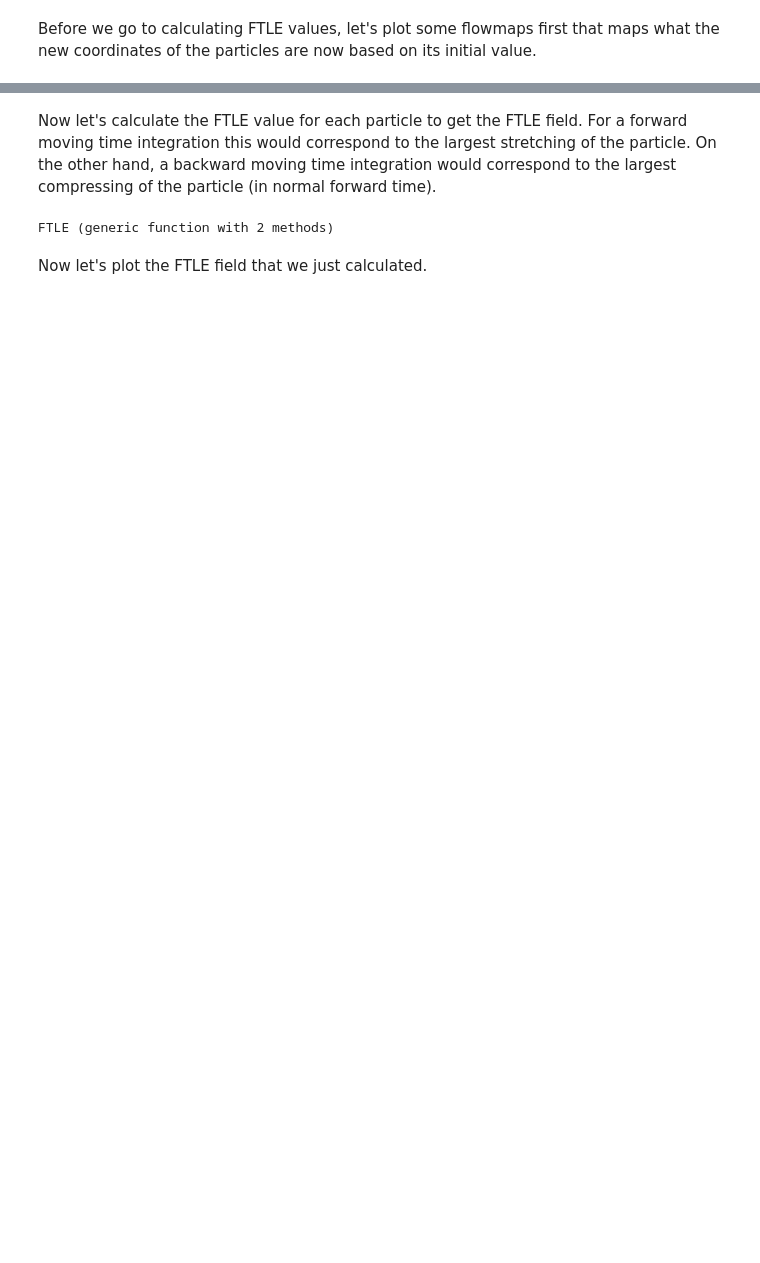
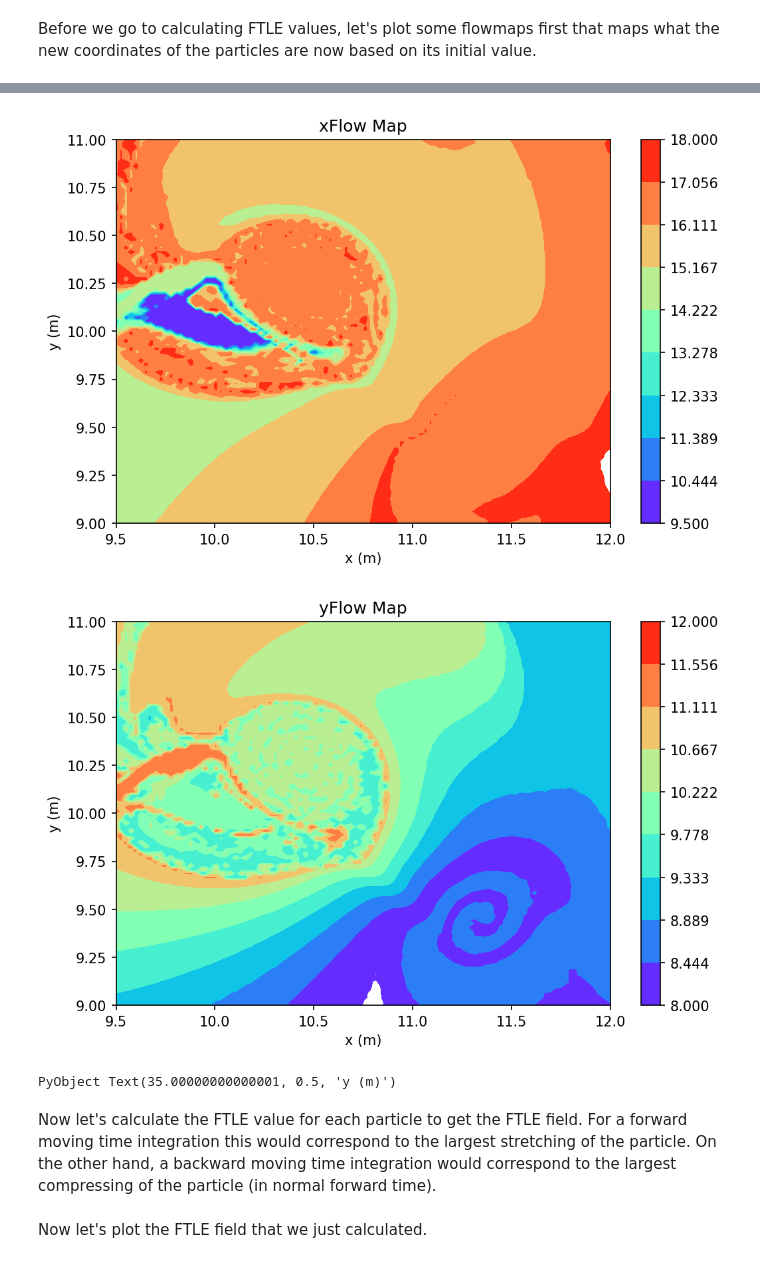
Before and after one commit to jjserdo/FTLE_JJ, a Jupyter notebook: FTLE Method Tutorial .ipynb, the cells around one changed output, grey strips where cells are left out. Saved outputs shown, nothing was run; the diff lists cells and outputs as text; code cells hidden in the pictures; blank space fills up the shorter version.

```diff
--- a/FTLE Method Tutorial .ipynb
+++ b/FTLE Method Tutorial .ipynb
@@ -189,21 +211,27 @@ Before we go to calculating FTLE values, let's plot some flowmaps first that map
 # %%
 # This is an x flowmap
-fig, ax = subplots(figsize=(9.25,5.25))
-levels = range(llim[1], llim[2], length=10)
+fig, ax = subplots(figsize=(8,5), dpi=150)
+levels = range(9.5, 18, length=10)
 cm = ax.contourf(particles[1,1,:,:],particles[2,1,:,:],particles[1,end,:,:],cmap=ColorMap("rainbow"),levels=levels)
 fig.colorbar(cm)
 ax.set_title(" xFlow Map ")
 ax.set_xlabel("x (m)")
 ax.set_ylabel("y (m)")
+fig.tight_layout()
 
 # This is an y flowmap
-fig, ax = subplots(figsize=(9.25,5.25))
-levels = range(llim[1], llim[2], length=10)
-cm = ax.contourf(particles[1,1,:,:],particles[2,1,:,:],particles[1,end,:,:],cmap=ColorMap("rainbow"),levels=levels)
+fig, ax = subplots(figsize=(8,5), dpi=150)
+levels = range(8, 12, length=10)
+cm = ax.contourf(particles[1,1,:,:],particles[2,1,:,:],particles[2,end,:,:],cmap=ColorMap("rainbow"),levels=levels)
 fig.colorbar(cm)
 ax.set_title(" yFlow Map ")
 ax.set_xlabel("x (m)")
 ax.set_ylabel("y (m)")
+fig.tight_layout()
+# %% [output]
+[figure, added]
+[figure, added]
+PyObject Text(35.00000000000001, 0.5, 'y (m)')
 # %% [markdown]
 Now let's calculate the FTLE value for each particle to get the FTLE field. For a forward moving time integration this would correspond to the largest stretching of the particle.
 On the other hand, a backward moving time integration would correspond to the largest compressing of the particle (in normal forward time).
@@ -222,11 +250,9 @@ for ii in 2:nx-1
             H[i] = abs(G[i])
         end
         sigma = maximum(H)
-        particles[3,tt+1,ii,jj] = 0.5/tstep_delta*log(sigma)
+        particles[3,end,ii,jj] = 0.5/tstep_delta*log(sigma)
     end
 end
-# %% [output]
-FTLE (generic function with 2 methods)
 # %% [markdown]
 Now let's plot the FTLE field that we just calculated.
 # %%
```
Also changed, not shown: parts of 13 cells of this notebook.
